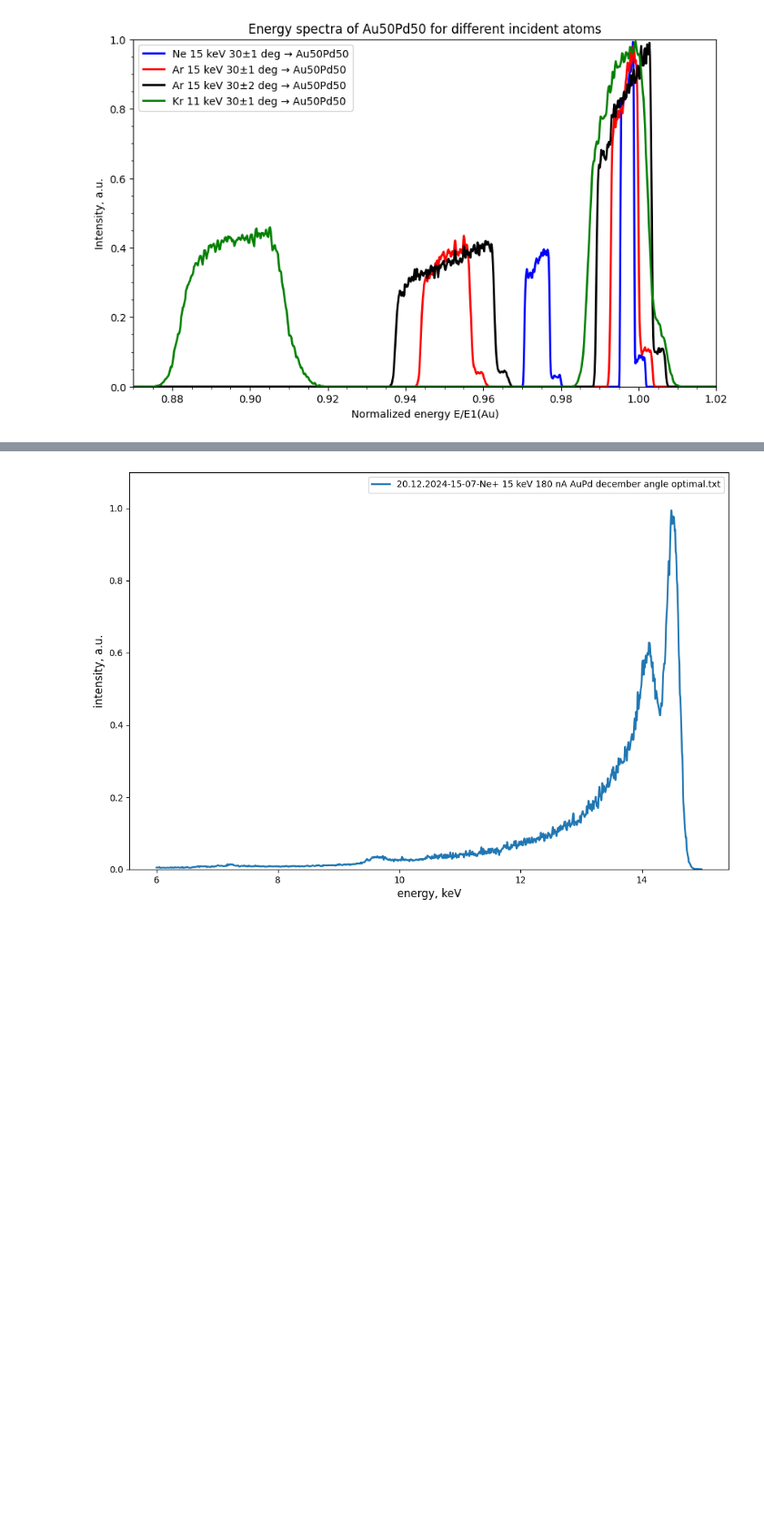
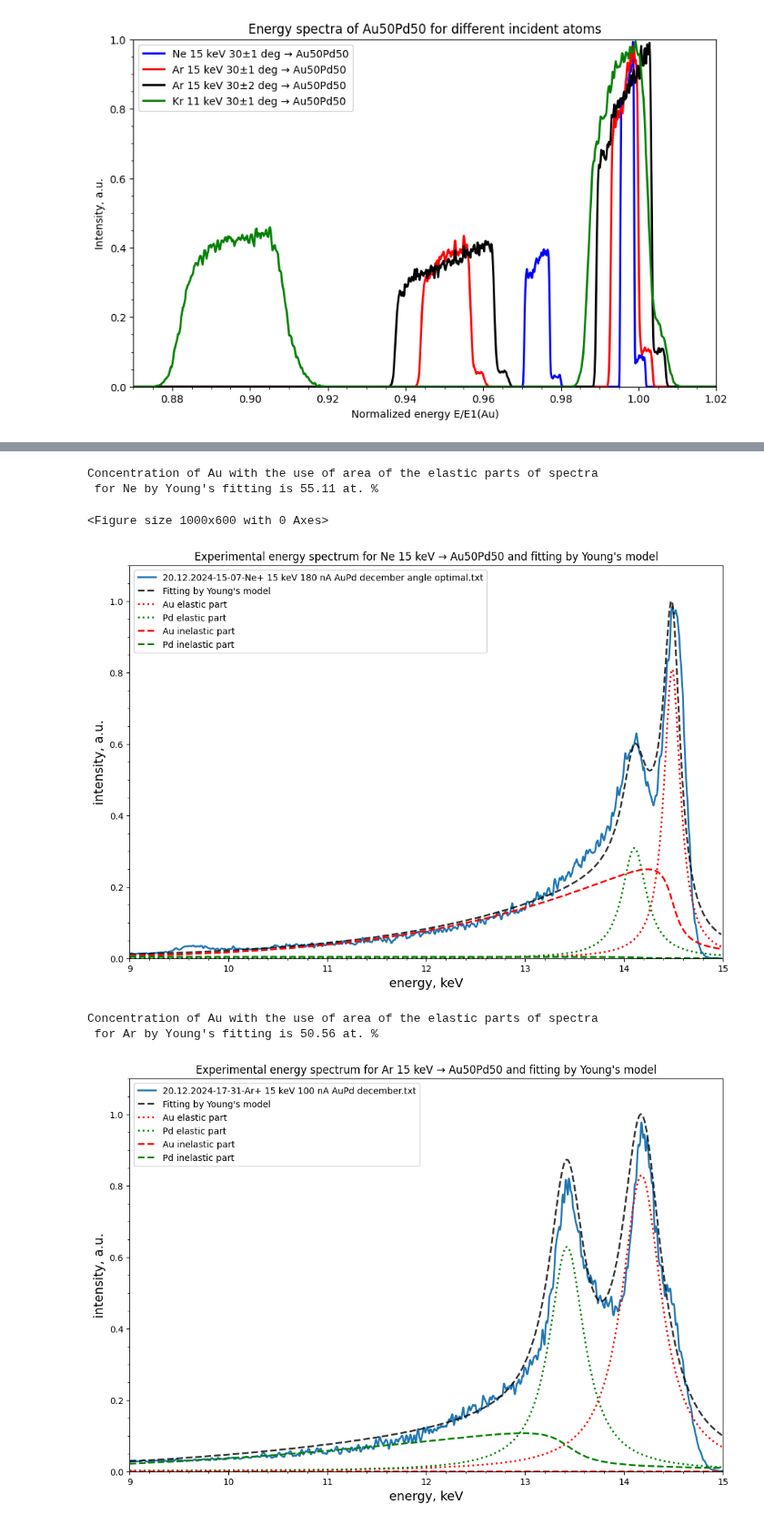
Before and after one commit to mauveferret/SpecRec, a Jupyter notebook: main_example.ipynb, the cells around one changed output, grey strips where cells are left out. Shown at 91% size. Cells and saved outputs as stored; diff of their text form; code cells hidden in the pictures; blank space fills up the shorter version.

Commit message:
added youngs module to ipynb

```diff
--- a/main_example.ipynb
+++ b/main_example.ipynb
@@ -282,33 +282,52 @@ plt.legend()
 
 Now lets try to analyze real spectrum obtained in the Large mass-monochromator Mephi facility aka [Crocodile](https://github.com/mauveferret/croco)
 # %%
+import os, sys
 import matplotlib.pyplot as plt
-
+#change path to working directory
+BASE_LIB_PATH = "tools"
+sys.path.insert(1, os.getcwd()+os.sep+BASE_LIB_PATH)
+import LEIS_tools as leis
 spectrum_path0 = os.getcwd()+os.sep+"raw_data"+os.sep+"exp_AuPd"+os.sep
 exp_spectra = os.listdir(spectrum_path0)
+plt.figure(figsize=(10, 6))
 
-spectrum_path = next(path for path in exp_spectra if "15-07" in path)
+spectrum_path_Ne = next(path for path in exp_spectra if "15-07" in path)
+spectrum_path_Ar = next(path for path in exp_spectra if "17-31" in path)
+spectra = [spectrum_path_Ne, spectrum_path_Ar]
 
-Emin = 6000
-Emax = 15000
+for spectrum_path in spectra:
+    Emin = 9000
+    Emax = 15000
 
-data = leis.spectrum(spectrum_path0+spectrum_path, 20)
+    data = leis.spectrum(spectrum_path0+spectrum_path, 40)
+    young_fitting = leis.fitted_spectrum(data, "Pd", "Au")
 
-young_fitting = leis.fitted_spectrum(data, "Pd", "Au")
+    # TODO add semietalon method to get concentration
 
-plt.figure(figsize=(12, 8))
-plt.plot(data.spectrum_en[int(Emin/data.step):]/1000, data.spectrum_int[int(Emin/data.step):], '-', linewidth=2, label=data.calc_name)
-#plt.plot(data.spectrum_en[int(Emin/data.step):]/1000, young_fitting.get_fitted_spectrum, '--', linewidth=2, color="red", label="Fitted spectrum")
+    plt.figure(figsize=(12, 8))
+    plt.plot(data.spectrum_en[int(Emin/data.step):]/1000, data.spectrum_int[int(Emin/data.step):], '-', linewidth=2, label=data.calc_name)
+    plt.plot(data.spectrum_en[int(Emin/data.step):]/1000, young_fitting.get_fitted_spectrum()[int(Emin/data.step):], '--', linewidth=2, color="black", alpha = 0.8, label="Fitting by Young's model")
+    plt.plot(data.spectrum_en[int(Emin/data.step):]/1000, young_fitting.get_elastic_part("Au")[int(Emin/data.step):], ':', linewidth=2, color="red", label="Au elastic part")
+    plt.plot(data.spectrum_en[int(Emin/data.step):]/1000, young_fitting.get_elastic_part("Pd")[int(Emin/data.step):], ':', linewidth=2, color="green", label="Pd elastic part")
+    plt.plot(data.spectrum_en[int(Emin/data.step):]/1000, young_fitting.get_inelastic_part("Au")[int(Emin/data.step):], '--', linewidth=2, color="red", label="Au inelastic part")
+    plt.plot(data.spectrum_en[int(Emin/data.step):]/1000, young_fitting.get_inelastic_part("Pd")[int(Emin/data.step):], '--', linewidth=2, color="green", label="Pd inelastic part")
 
-plt.xlabel('energy, keV', fontsize=12)
-#plt.xlim (Emin/1000, Emax/1000)
-plt.ylabel('intensity, a.u.', fontsize=12)
-plt.ylim(0, 1.1)
-plt.minorticks_on
-plt.legend()
-plt.show()
+    print(f"Concentration of Au with the use of area of the elastic parts of spectra \n for {data.incident_atom} by Young's fitting is {young_fitting.get_concentration():.2f} at. %")
 
-
-# IN PROGRESS ....
+    plt.title(f"Experimental energy spectrum for {data.incident_atom} {int(data.E0/1000)} keV → Au50Pd50 and fitting by Young's model")
+    plt.xlabel('energy, keV', fontsize=14)
+    plt.ylabel('intensity, a.u.', fontsize=14)
+    plt.xlim (Emin/1000, Emax/1000)
+    plt.ylim(0, 1.1)
+    plt.minorticks_on()
+    plt.legend()
+    plt.show()
 # %% [output]
+Concentration of Au with the use of area of the elastic parts of spectra
+ for Ne by Young's fitting is 55.11 at. %
+<Figure size 1000x600 with 0 Axes>
-[figure, old version]
+[figure, new version]
+Concentration of Au with the use of area of the elastic parts of spectra
+ for Ar by Young's fitting is 50.56 at. %
+[figure, added]
```
Also changed, not shown: parts of 2 cells of this notebook, 2 other files.
